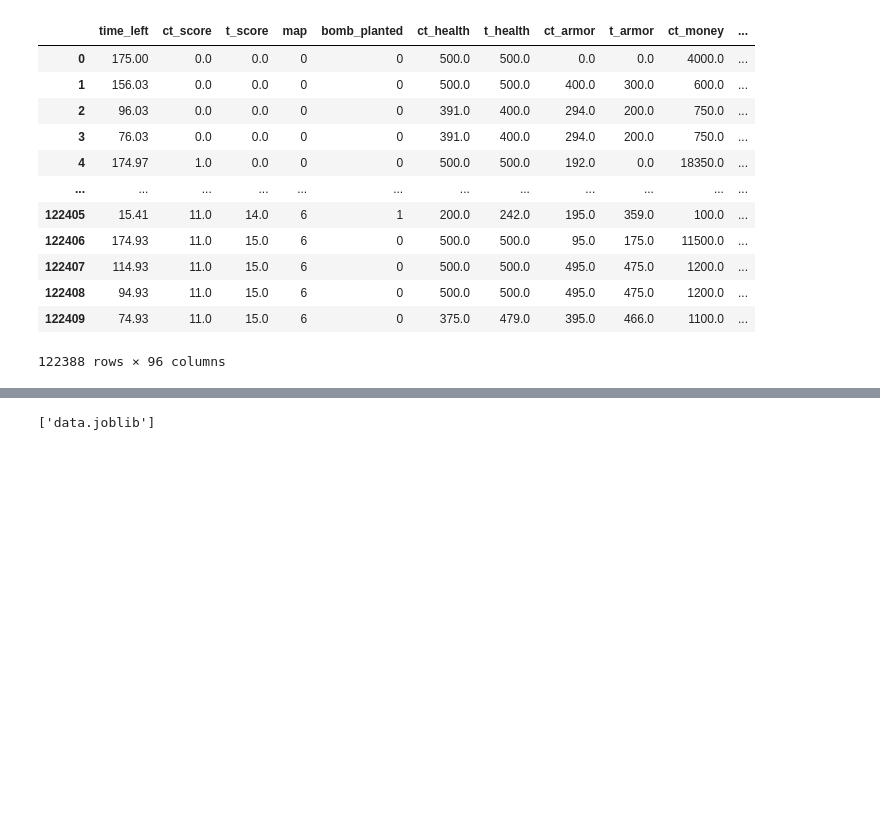
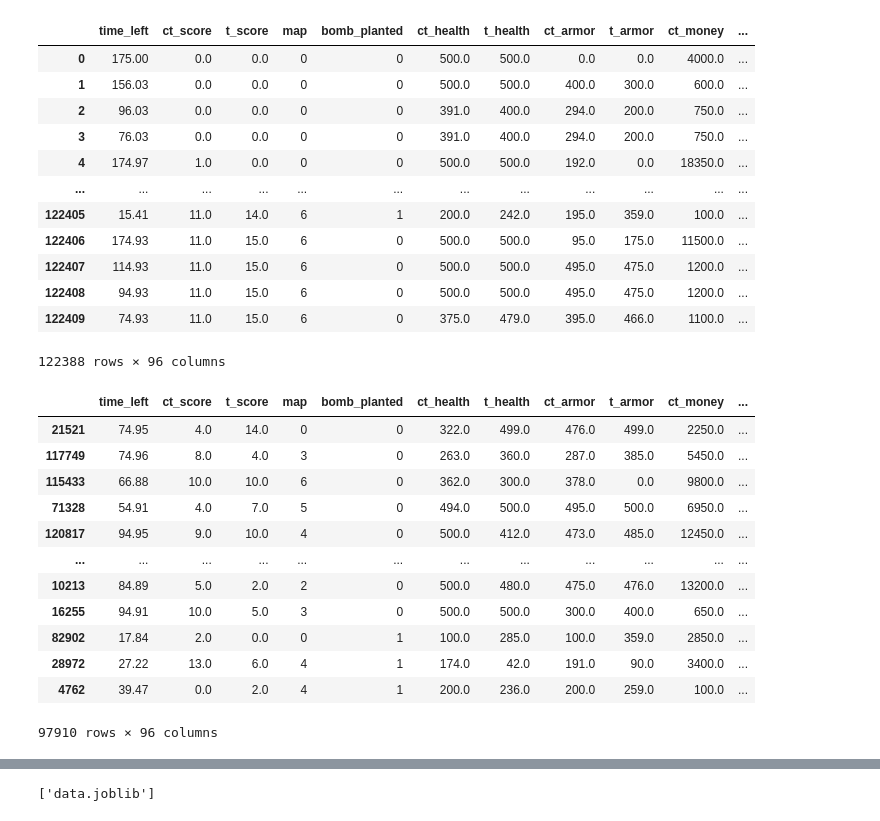
Before and after one commit to MATF-istrazivanje-podataka-1/2023_Data_Mining_Go_winner_Dataset, a Jupyter notebook: preprocessing_data.ipynb, the cells around one changed output, grey strips where cells are left out. Cells and saved outputs as stored; diff of their text form; code cells hidden in the pictures; blank space fills up the shorter version.

```diff
--- a/preprocessing_data.ipynb
+++ b/preprocessing_data.ipynb
@@ -187,3 +166,19 @@ X
+# %%
+X_train
+# %% [output]
+|  | time_left | ct_score | t_score | map | bomb_planted | ct_health | t_health | ct_armor | t_armor | ct_money | ... |
+| 21521 | 74.95 | 4.0 | 14.0 | 0 | 0 | 322.0 | 499.0 | 476.0 | 499.0 | 2250.0 | ... |
+| 117749 | 74.96 | 8.0 | 4.0 | 3 | 0 | 263.0 | 360.0 | 287.0 | 385.0 | 5450.0 | ... |
+| 115433 | 66.88 | 10.0 | 10.0 | 6 | 0 | 362.0 | 300.0 | 378.0 | 0.0 | 9800.0 | ... |
+| 71328 | 54.91 | 4.0 | 7.0 | 5 | 0 | 494.0 | 500.0 | 495.0 | 500.0 | 6950.0 | ... |
+| 120817 | 94.95 | 9.0 | 10.0 | 4 | 0 | 500.0 | 412.0 | 473.0 | 485.0 | 12450.0 | ... |
+| ... | ... | ... | ... | ... | ... | ... | ... | ... | ... | ... | ... |
+| 10213 | 84.89 | 5.0 | 2.0 | 2 | 0 | 500.0 | 480.0 | 475.0 | 476.0 | 13200.0 | ... |
+| 16255 | 94.91 | 10.0 | 5.0 | 3 | 0 | 500.0 | 500.0 | 300.0 | 400.0 | 650.0 | ... |
+| 82902 | 17.84 | 2.0 | 0.0 | 0 | 1 | 100.0 | 285.0 | 100.0 | 359.0 | 2850.0 | ... |
+| 28972 | 27.22 | 13.0 | 6.0 | 4 | 1 | 174.0 | 42.0 | 191.0 | 90.0 | 3400.0 | ... |
+| 4762 | 39.47 | 0.0 | 2.0 | 4 | 1 | 200.0 | 236.0 | 200.0 | 259.0 | 100.0 | ... |
+97910 rows × 96 columns
 # %%
 from sklearn.preprocessing import MinMaxScaler
 
```
Also changed, not shown: parts of 14 cells of this notebook, 4 other files.
